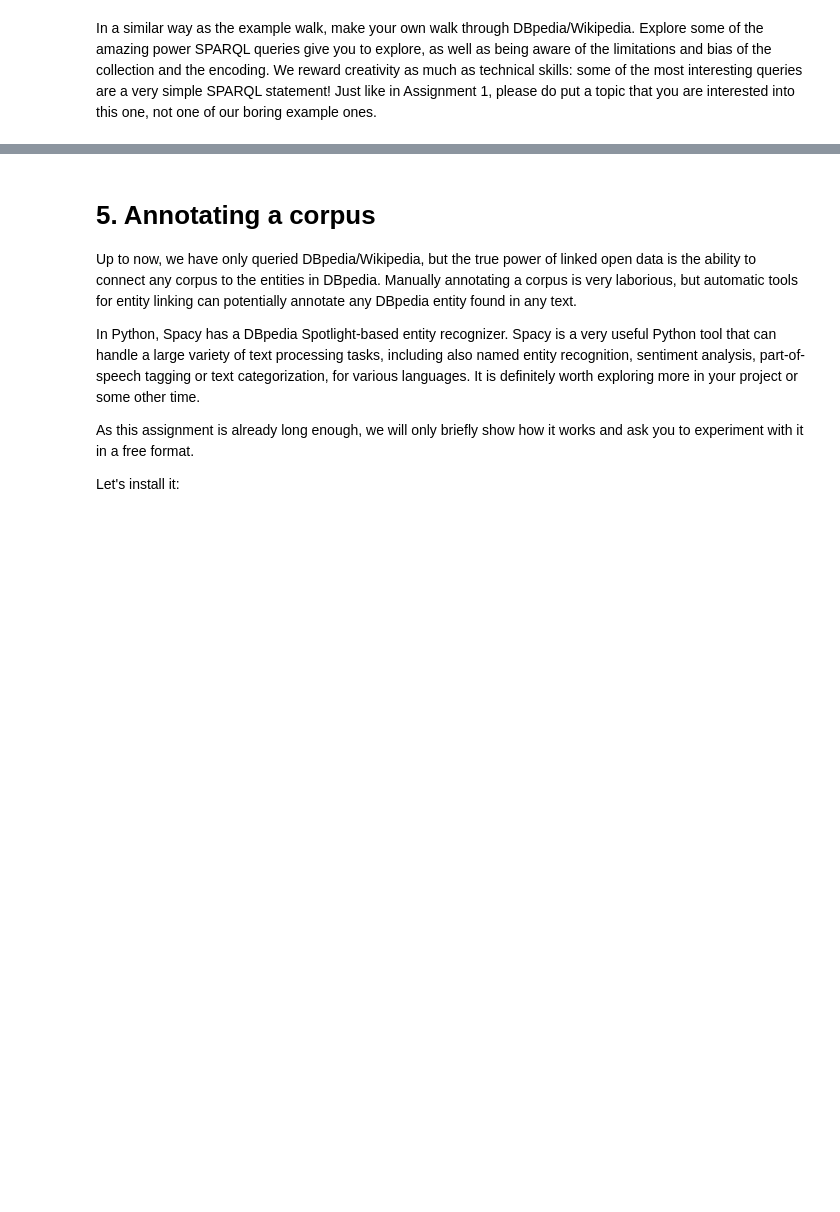
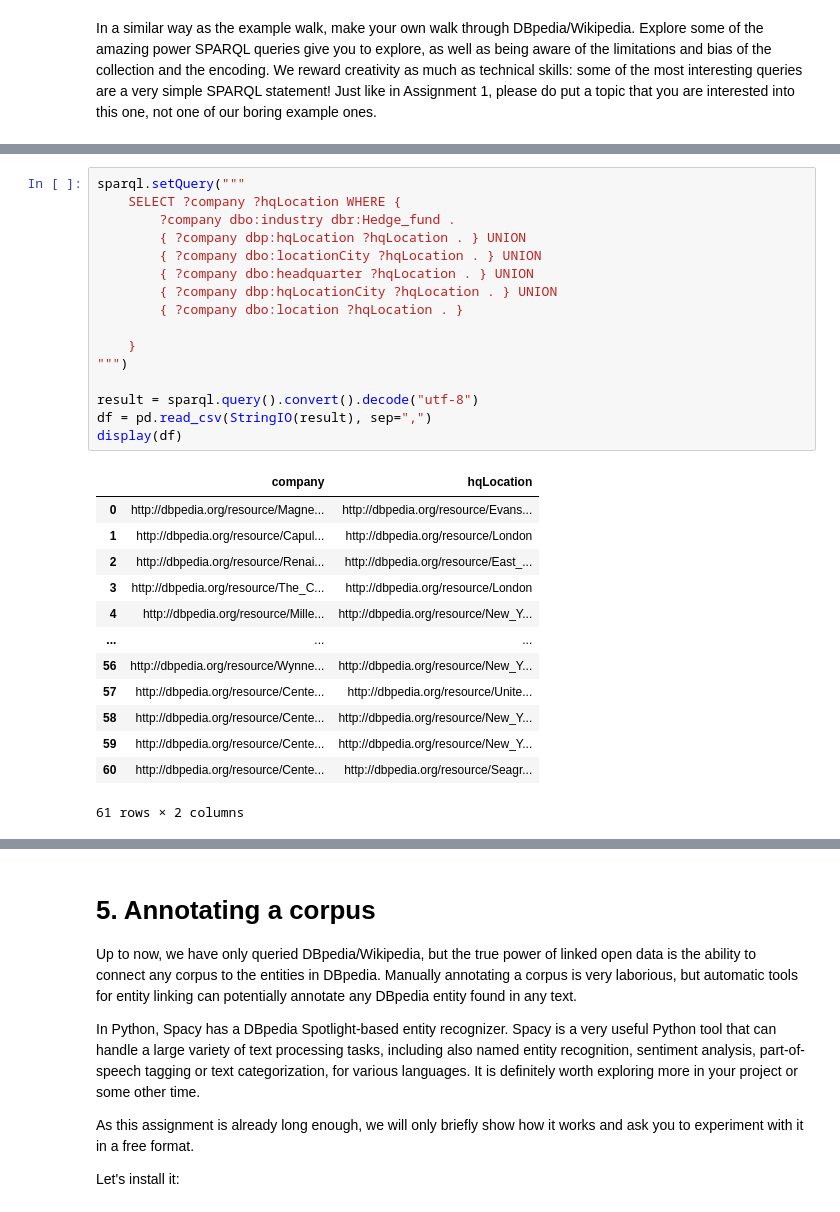
Before and after one commit to LeonardLehman/2023-data-research, a Jupyter notebook: Assignments/3_lodwanderlust.ipynb, the cells around one changed output, grey strips where cells are left out. Saved outputs shown, nothing was run; the diff lists cells and outputs as text; blank space fills up the shorter version.

```diff
--- a/Assignments/3_lodwanderlust.ipynb
+++ b/Assignments/3_lodwanderlust.ipynb
@@ -685,0 +763,30 @@ In a similar way as the example walk, make your own walk through DBpedia/Wikiped
+# %%
+sparql.setQuery("""
+    SELECT ?company ?hqLocation WHERE {
+        ?company dbo:industry dbr:Hedge_fund .
+        { ?company dbp:hqLocation ?hqLocation . } UNION
+        { ?company dbo:locationCity ?hqLocation . } UNION
+        { ?company dbo:headquarter ?hqLocation . } UNION
+        { ?company dbp:hqLocationCity ?hqLocation . } UNION
+        { ?company dbo:location ?hqLocation . }
+
+    }
+""")
+
+result = sparql.query().convert().decode("utf-8")
+df = pd.read_csv(StringIO(result), sep=",")
+display(df)
+# %% [output]
+|  | company | hqLocation |
+| 0 | http://dbpedia.org/resource/Magne... | http://dbpedia.org/resource/Evans... |
+| 1 | http://dbpedia.org/resource/Capul... | http://dbpedia.org/resource/London |
+| 2 | http://dbpedia.org/resource/Renai... | http://dbpedia.org/resource/East_... |
+| 3 | http://dbpedia.org/resource/The_C... | http://dbpedia.org/resource/London |
+| 4 | http://dbpedia.org/resource/Mille... | http://dbpedia.org/resource/New_Y... |
+| ... | ... | ... |
+| 56 | http://dbpedia.org/resource/Wynne... | http://dbpedia.org/resource/New_Y... |
+| 57 | http://dbpedia.org/resource/Cente... | http://dbpedia.org/resource/Unite... |
+| 58 | http://dbpedia.org/resource/Cente... | http://dbpedia.org/resource/New_Y... |
+| 59 | http://dbpedia.org/resource/Cente... | http://dbpedia.org/resource/New_Y... |
+| 60 | http://dbpedia.org/resource/Cente... | http://dbpedia.org/resource/Seagr... |
+61 rows × 2 columns
```
Also changed, not shown: parts of 13 cells of this notebook.
